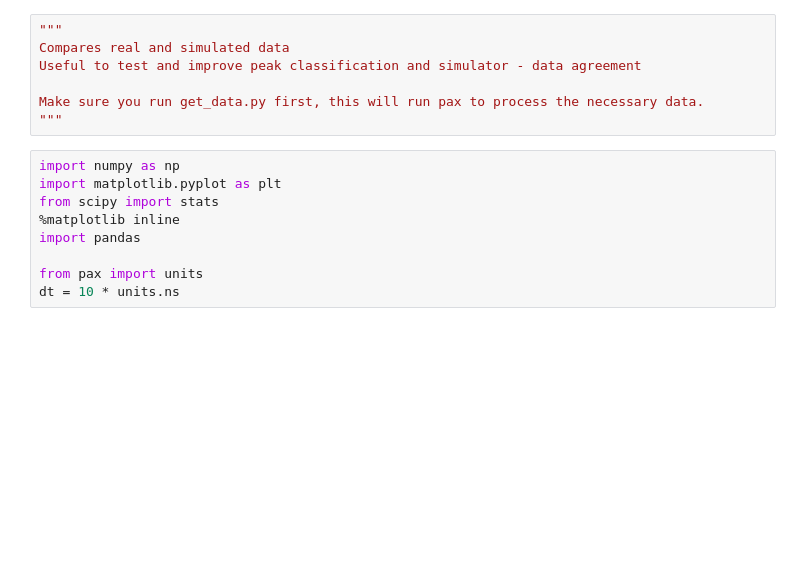
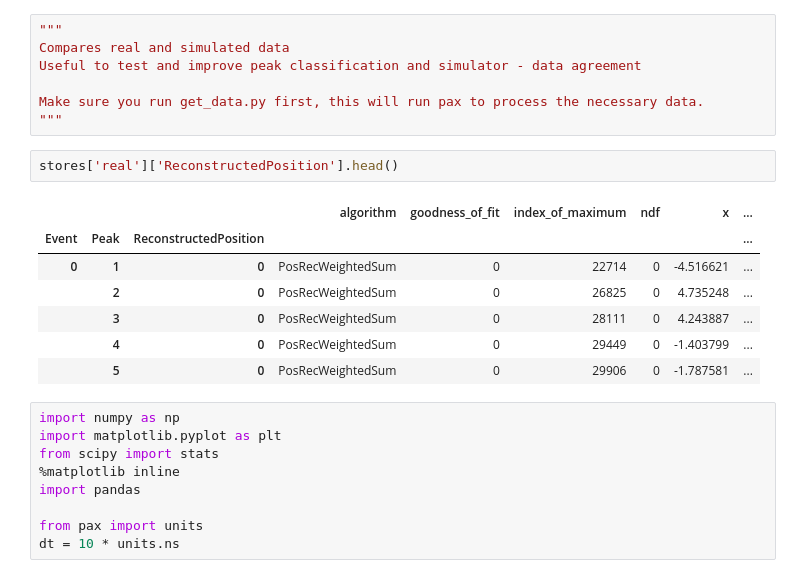
Before and after one commit to XENON1T/pax, a Jupyter notebook: examples/real_vs_simulated/Compare reality and simulation.ipynb, the cells around one changed output. Cells and saved outputs as stored; diff of their text form; blank space fills up the shorter version.

```diff
--- a/examples/real_vs_simulated/Compare reality and simulation.ipynb
+++ b/examples/real_vs_simulated/Compare reality and simulation.ipynb
@@ -5,6 +5,16 @@ Useful to test and improve peak classification and simulator - data agreement
 
 Make sure you run get_data.py first, this will run pax to process the necessary data.
 """
+# %%
+stores['real']['ReconstructedPosition'].head()
+# %% [output]
+|  |  |  | algorithm | goodness_of_fit | index_of_maximum | ndf | x | ... |
+| Event | Peak | ReconstructedPosition |  |  |  |  |  | ... |
+| 0 | 1 | 0 | PosRecWeightedSum | 0 | 22714 | 0 | -4.516621 | ... |
+|  | 2 | 0 | PosRecWeightedSum | 0 | 26825 | 0 | 4.735248 | ... |
+|  | 3 | 0 | PosRecWeightedSum | 0 | 28111 | 0 | 4.243887 | ... |
+|  | 4 | 0 | PosRecWeightedSum | 0 | 29449 | 0 | -1.403799 | ... |
+|  | 5 | 0 | PosRecWeightedSum | 0 | 29906 | 0 | -1.787581 | ... |
 # %%
 import numpy as np
 import matplotlib.pyplot as plt
```
Also changed, not shown: parts of 6 cells of this notebook, 41 other files.
